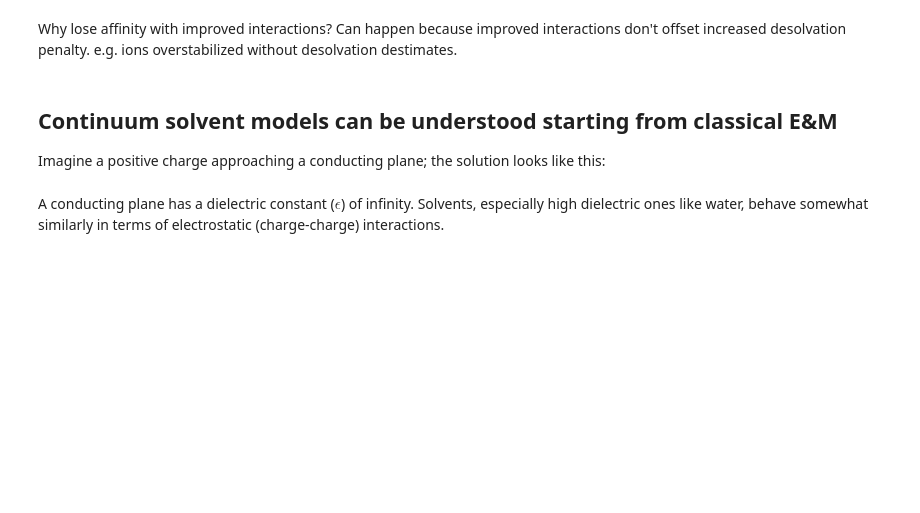
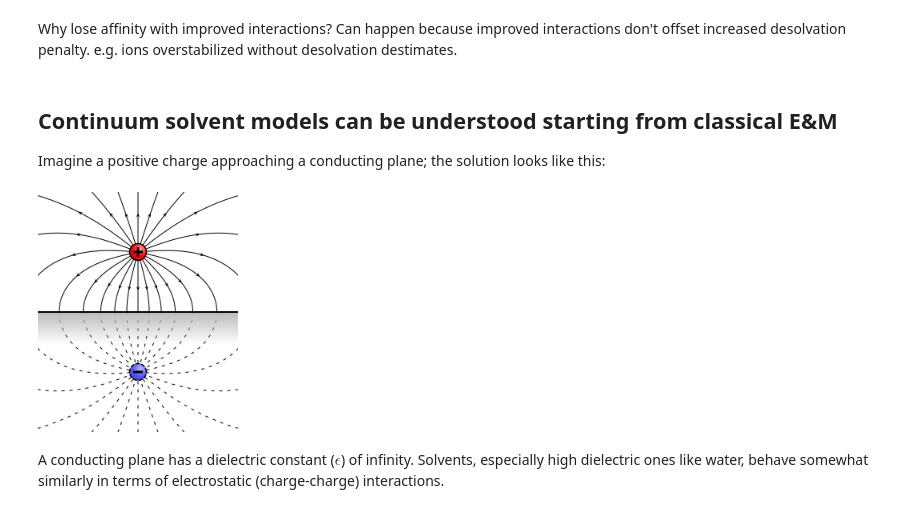
Before and after one commit to MobleyLab/drug-computing, a Jupyter notebook: uci-pharmsci/lectures/solvation/solvation.ipynb, the cells around one changed output. Cells and saved outputs as stored; diff of their text form; code cells hidden in the pictures; blank space fills up the shorter version.

```diff
--- a/uci-pharmsci/lectures/solvation/solvation.ipynb
+++ b/uci-pharmsci/lectures/solvation/solvation.ipynb
@@ -38,7 +29,9 @@ Why lose affinity with improved interactions? Can happen because improved intera
 Imagine a positive charge approaching a conducting plane; the solution looks like this:
 # %%
 from IPython.display import Image
-Image('images/image_charge.png', width = 700)
+Image('images/image_charge.png', width = 200)
+# %% [output]
+[figure, added]
 # %% [markdown]
 A conducting plane has a dielectric constant ($\epsilon$) of infinity. Solvents, especially high dielectric ones like water, behave somewhat similarly in terms of electrostatic (charge-charge) interactions.
 # %% [markdown]
```
Also changed, not shown: parts of 27 cells of this notebook.
